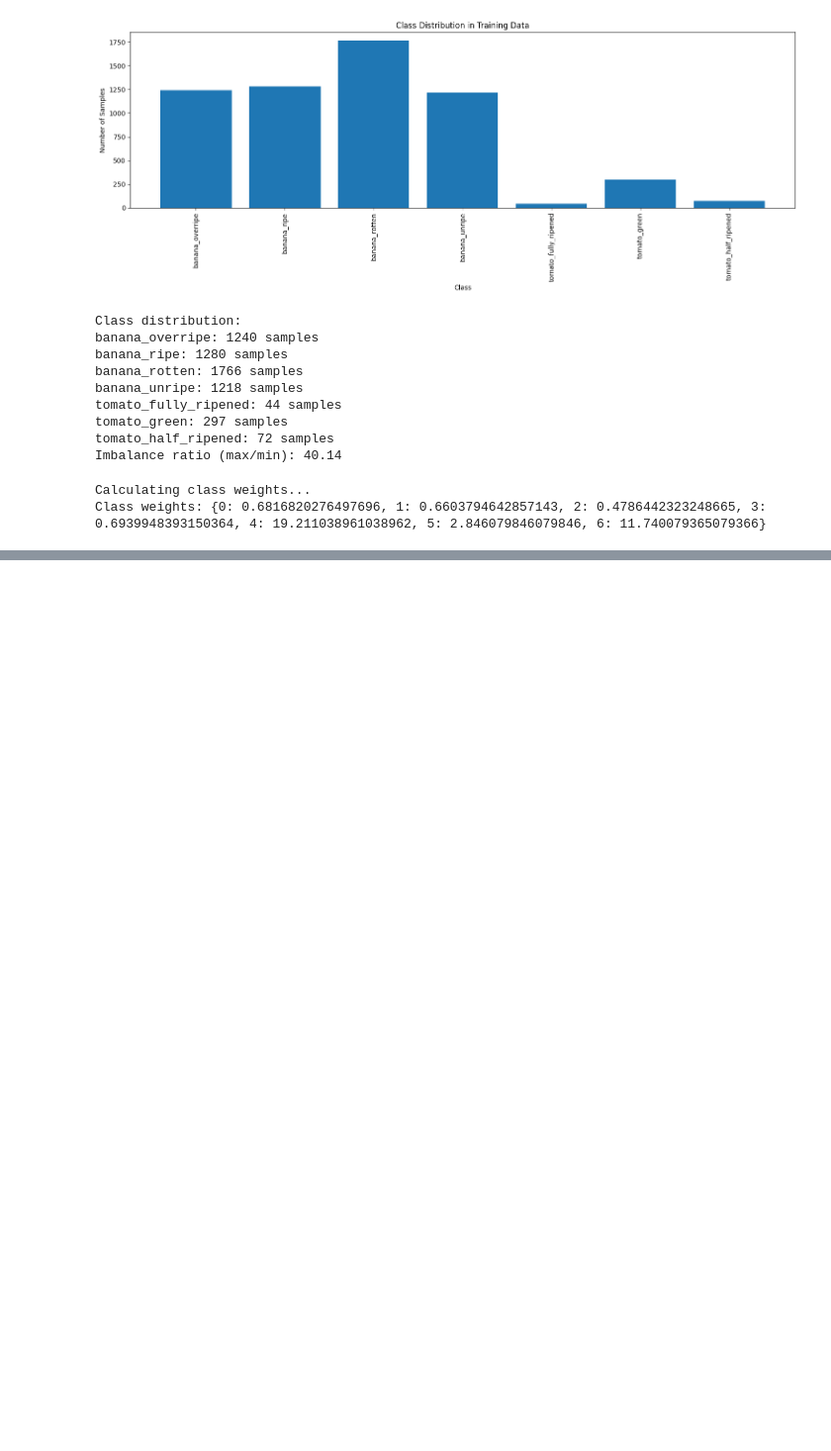
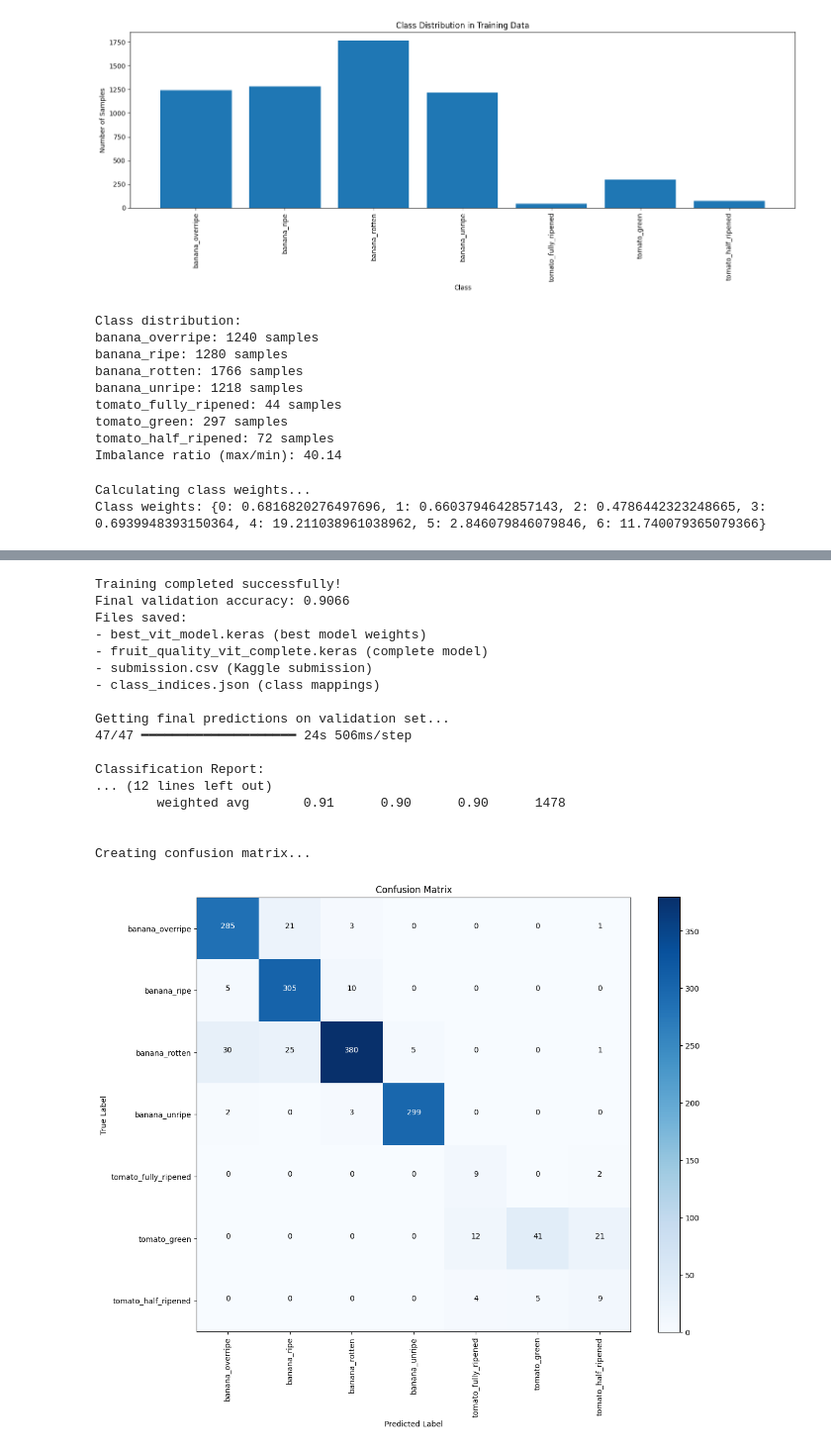
Before and after one commit to haneenakram/neural-network-preject, a Jupyter notebook: CHP_5_ViT.ipynb, the cells around one changed output, grey strips where cells are left out. Shown at 99% size. Drawn from its saved outputs; the diff is of its cells as text; code cells hidden in the pictures; blank space fills up the shorter version.

Commit message:
ViT model runned notebook

```diff
--- a/CHP_5_ViT.ipynb
+++ b/CHP_5_ViT.ipynb
@@ -534,24 +587,4 @@ Epoch 13/50
 # %%
-# Plot training history
-print("\nPlotting training history...")
-plot_training_history(history)
-
-# Evaluate the model
-print("\nEvaluating model...")
-val_loss, val_accuracy = evaluate_model(model, valData)
-
-# Load the best model weights
-print("\nLoading best model weights...")
-model.load_weights('best_vit_model.keras')
-
-# Create submission file
-print("\nCreating submission file...")
-submission_df = create_submission_csv(model, testData, 'submission.csv')
-
-# Save model architecture and weights separately for easy loading later
-print("\nSaving model for future use...")
-model.save('fruit_quality_vit_complete.keras')
-
 # Save class indices for future reference
 import json
 class_indices = trainData.class_indices
@@ -583,33 +616,52 @@ val_labels = np.array(val_labels[:len(val_predicted_classes)])
 # Classification report
 from sklearn.metrics import classification_report, confusion_matrix
 class_names = list(trainData.class_indices.keys())
 
 print("\nClassification Report:")
 print(classification_report(val_labels, val_predicted_classes, target_names=class_names))
 
 # Confusion matrix
 print("\nCreating confusion matrix...")
 cm = confusion_matrix(val_labels, val_predicted_classes)
 
 plt.figure(figsize=(12, 10))
 plt.imshow(cm, interpolation='nearest', cmap=plt.cm.Blues)
 plt.title('Confusion Matrix')
 plt.colorbar()
 tick_marks = np.arange(len(class_names))
 plt.xticks(tick_marks, class_names, rotation=90)
 plt.yticks(tick_marks, class_names)
 plt.ylabel('True Label')
 plt.xlabel('Predicted Label')
 
 # Add numbers to confusion matrix
 thresh = cm.max() / 2.
 for i, j in np.ndindex(cm.shape):
     plt.text(j, i, format(cm[i, j], 'd'),
              horizontalalignment="center",
              color="white" if cm[i, j] > thresh else "black")
 
 plt.tight_layout()
 plt.show()
+# %% [output]
+Training completed successfully!
+Final validation accuracy: 0.9066
+Files saved:
+- best_vit_model.keras (best model weights)
+- fruit_quality_vit_complete.keras (complete model)
+- submission.csv (Kaggle submission)
+- class_indices.json (class mappings)
+
+Getting final predictions on validation set...
+47/47 ━━━━━━━━━━━━━━━━━━━━ 24s 506ms/step
+
+Classification Report:
+... (12 lines left out)
+        weighted avg       0.91      0.90      0.90      1478
+
+
+Creating confusion matrix...
+[figure, added]
 # %%
 """
 Exam Day Prediction Script
```
Also changed, not shown: parts of 7 cells of this notebook.
